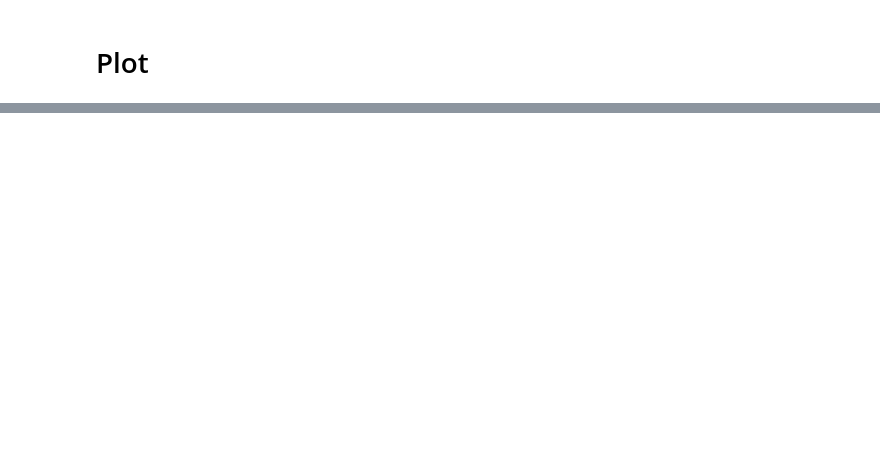
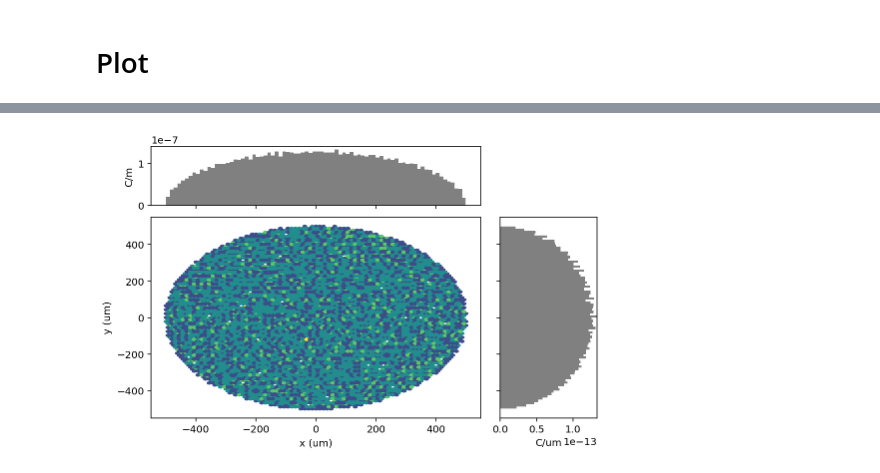
Before and after one commit to ChristopherMayes/lume-astra, a Jupyter notebook: examples/simple_distgen_example.ipynb, the cells around one changed output, grey strips where cells are left out. Saved outputs shown, nothing was run; the diff lists cells and outputs as text; code cells hidden in the pictures; blank space fills up the shorter version.

```diff
--- a/examples/simple_distgen_example.ipynb
+++ b/examples/simple_distgen_example.ipynb
@@ -127,0 +168,5 @@ plt.hist2d(1000*BEAM['t'].magnitude, 1000*BEAM['pz'].magnitude, weights=BEAM['w'
+# %%
+# distgen
+marginal_plot(A.initial_particles, 'x', 'y', bins=80)
+# %% [output]
+[figure, added]
```
Also changed, not shown: parts of 25 cells of this notebook, 15 other files.
